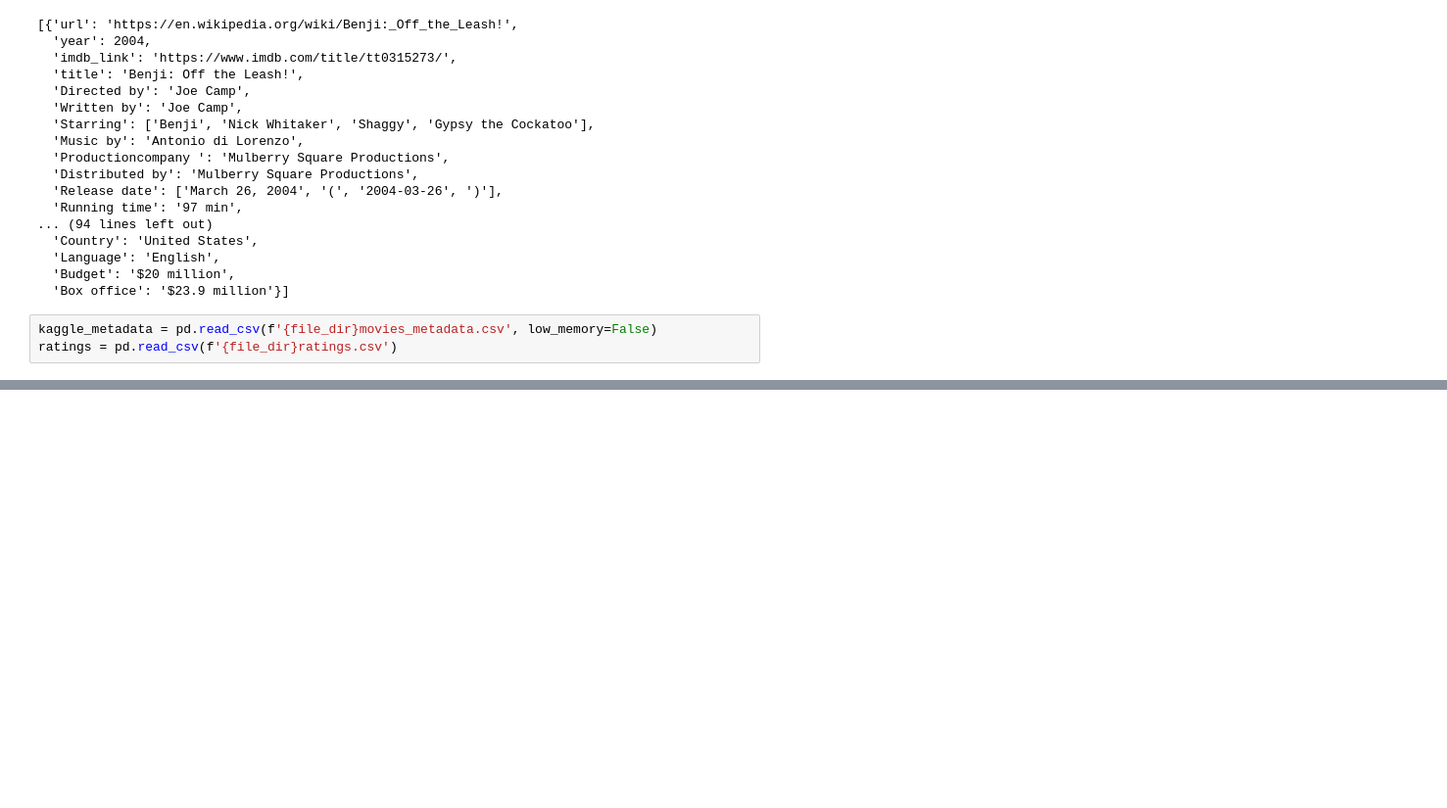
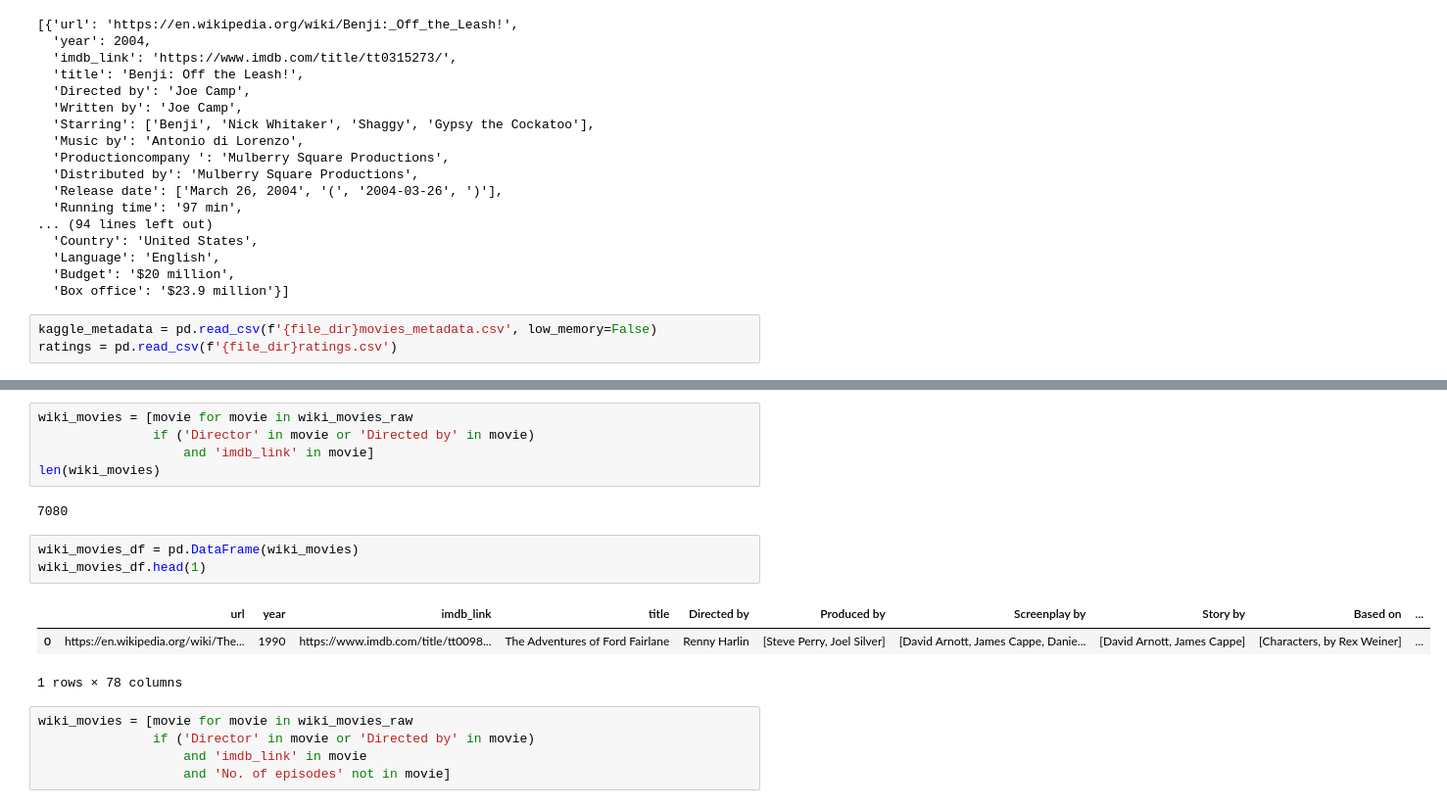
Before and after one commit to ecmorrow1/Movies-ETL, a Jupyter notebook: movies-etl.ipynb, the cells around one changed output, grey strips where cells are left out. Shown at 98% size. Cells and saved outputs as stored; diff of their text form; blank space fills up the shorter version.

```diff
--- a/movies-etl.ipynb
+++ b/movies-etl.ipynb
@@ -88,0 +120,19 @@ kaggle_metadata.sample(n=5)
+# %%
+wiki_movies = [movie for movie in wiki_movies_raw
+               if ('Director' in movie or 'Directed by' in movie)
+                   and 'imdb_link' in movie]
+len(wiki_movies)
+# %% [output]
+7080
+# %%
+wiki_movies_df = pd.DataFrame(wiki_movies)
+wiki_movies_df.head(1)
+# %% [output]
+|  | url | year | imdb_link | title | Directed by | Produced by | Screenplay by | Story by | Based on | ... |
+| 0 | https://en.wikipedia.org/wiki/The... | 1990 | https://www.imdb.com/title/tt0098... | The Adventures of Ford Fairlane | Renny Harlin | [Steve Perry, Joel Silver] | [David Arnott, James Cappe, Danie... | [David Arnott, James Cappe] | [Characters, by Rex Weiner] | ... |
+1 rows × 78 columns
+# %%
+wiki_movies = [movie for movie in wiki_movies_raw
+               if ('Director' in movie or 'Directed by' in movie)
+                   and 'imdb_link' in movie
+                   and 'No. of episodes' not in movie]
```
Also changed, not shown: parts of 11 cells of this notebook.
